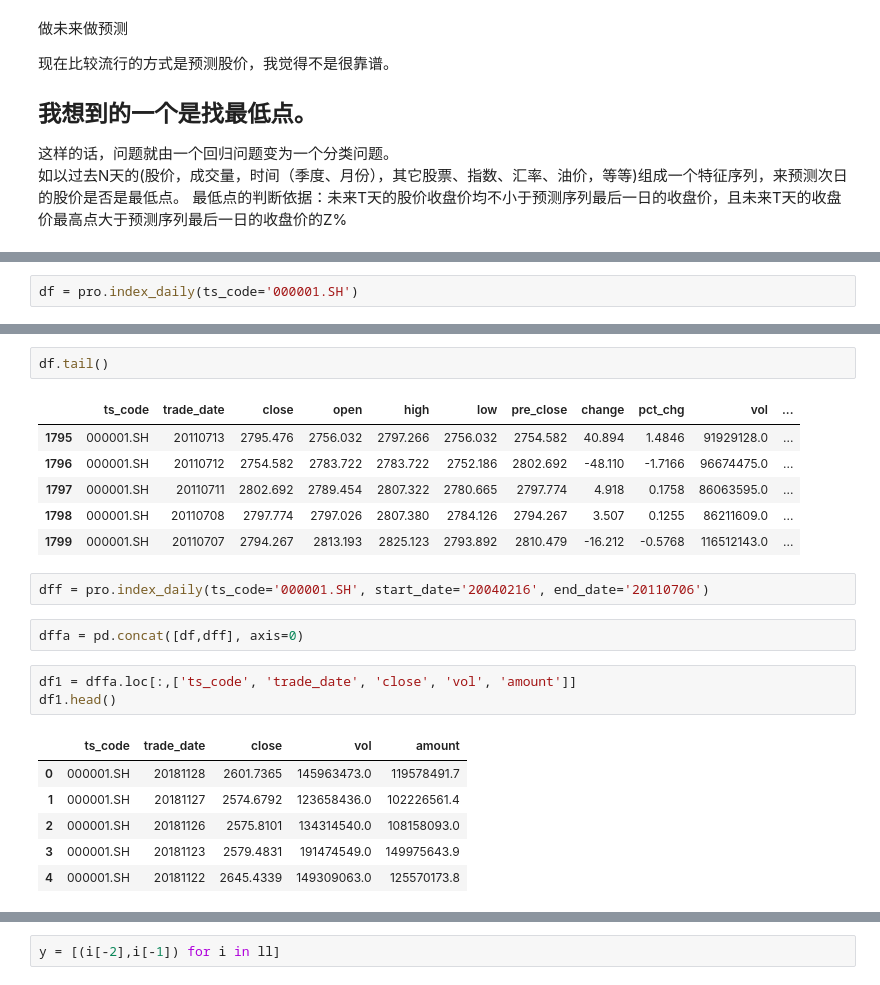
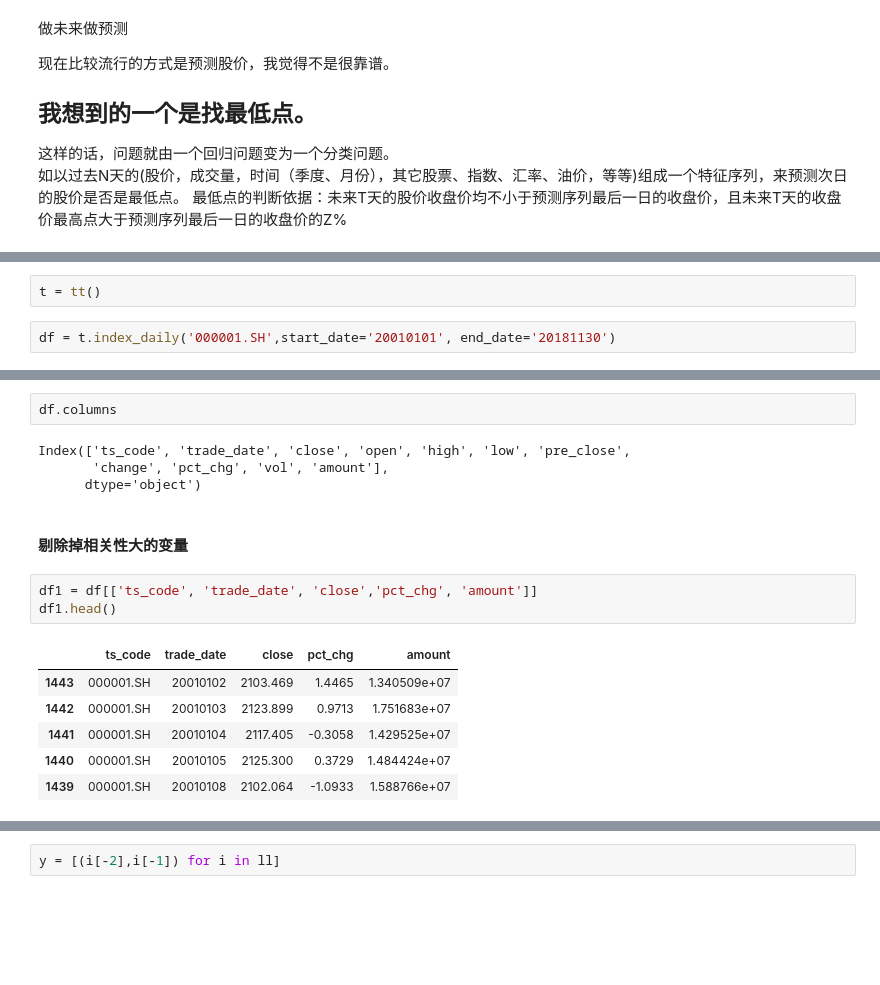
Before and after one commit to mayi140611/finance, a Jupyter notebook: stock_predict.ipynb, the cells around one changed output, grey strips where cells are left out. Drawn from its saved outputs; the diff is of its cells as text; blank space fills up the shorter version.

```diff
--- a/stock_predict.ipynb
+++ b/stock_predict.ipynb
@@ -18,2 +180,4 @@ pro = ts.pro_api()
+# %%
+t = tt()
 # %%
-df = pro.index_daily(ts_code='000001.SH')
+df = t.index_daily('000001.SH',start_date='20010101', end_date='20181130')
@@ -29,23 +227,18 @@ df.head()
 # %%
-df.tail()
+df.columns
 # %% [output]
-|  | ts_code | trade_date | close | open | high | low | pre_close | change | pct_chg | vol | ... |
-| 1795 | 000001.SH | 20110713 | 2795.476 | 2756.032 | 2797.266 | 2756.032 | 2754.582 | 40.894 | 1.4846 | 91929128.0 | ... |
-| 1796 | 000001.SH | 20110712 | 2754.582 | 2783.722 | 2783.722 | 2752.186 | 2802.692 | -48.110 | -1.7166 | 96674475.0 | ... |
-| 1797 | 000001.SH | 20110711 | 2802.692 | 2789.454 | 2807.322 | 2780.665 | 2797.774 | 4.918 | 0.1758 | 86063595.0 | ... |
-| 1798 | 000001.SH | 20110708 | 2797.774 | 2797.026 | 2807.380 | 2784.126 | 2794.267 | 3.507 | 0.1255 | 86211609.0 | ... |
-| 1799 | 000001.SH | 20110707 | 2794.267 | 2813.193 | 2825.123 | 2793.892 | 2810.479 | -16.212 | -0.5768 | 116512143.0 | ... |
+Index(['ts_code', 'trade_date', 'close', 'open', 'high', 'low', 'pre_close',
+       'change', 'pct_chg', 'vol', 'amount'],
+      dtype='object')
-# %%
-dff = pro.index_daily(ts_code='000001.SH', start_date='20040216', end_date='20110706')
-# %%
-dffa = pd.concat([df,dff], axis=0)
+# %% [markdown]
+#### 剔除掉相关性大的变量
 # %%
-df1 = dffa.loc[:,['ts_code', 'trade_date', 'close', 'vol', 'amount']]
+df1 = df[['ts_code', 'trade_date', 'close','pct_chg', 'amount']]
 df1.head()
 # %% [output]
-|  | ts_code | trade_date | close | vol | amount |
-| 0 | 000001.SH | 20181128 | 2601.7365 | 145963473.0 | 119578491.7 |
-| 1 | 000001.SH | 20181127 | 2574.6792 | 123658436.0 | 102226561.4 |
-| 2 | 000001.SH | 20181126 | 2575.8101 | 134314540.0 | 108158093.0 |
-| 3 | 000001.SH | 20181123 | 2579.4831 | 191474549.0 | 149975643.9 |
-| 4 | 000001.SH | 20181122 | 2645.4339 | 149309063.0 | 125570173.8 |
+|  | ts_code | trade_date | close | pct_chg | amount |
+| 1443 | 000001.SH | 20010102 | 2103.469 | 1.4465 | 1.340509e+07 |
+| 1442 | 000001.SH | 20010103 | 2123.899 | 0.9713 | 1.751683e+07 |
+| 1441 | 000001.SH | 20010104 | 2117.405 | -0.3058 | 1.429525e+07 |
+| 1440 | 000001.SH | 20010105 | 2125.300 | 0.3729 | 1.484424e+07 |
+| 1439 | 000001.SH | 20010108 | 2102.064 | -1.0933 | 1.588766e+07 |
```
Also changed, not shown: parts of 84 cells of this notebook, 5 other files.
